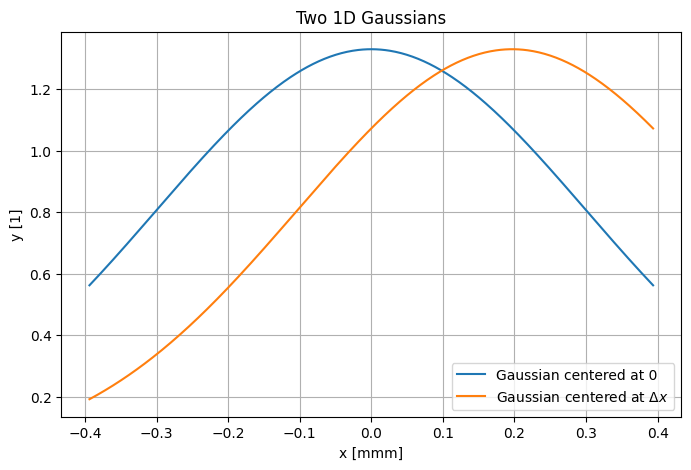
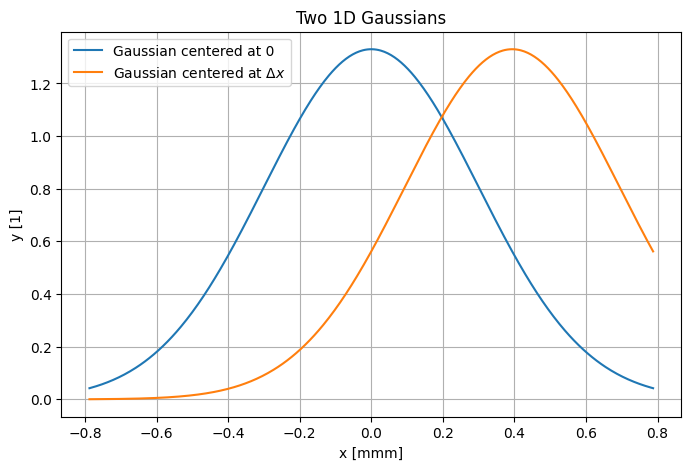
Code edit (unified diff) that turned the first committed figure into the second:
--- before
+++ after
@@ -49,6 +49,6 @@
 aperture_radius_source = 21.
 image_padding = 0.2
-grid_size = 256
-num_rays = 2**19#-use correct pls
+grid_size = 128
+num_rays = 2**18#-use correct pls
 #[1601,1601]
 from diffinytrace import utils
@@ -74,5 +74,5 @@
 plt.figure(figsize=(8, 5))
 plt.plot(x, gaussian1, label='Gaussian centered at 0')
-plt.plot(x, gaussian2, label=f'Gaussian centered at $\Delta x$')
+plt.plot(x, gaussian2, label=r'Gaussian centered at $\Delta x$')
 plt.title("Two 1D Gaussians")
 plt.xlabel("x [mmm]")
@@ -88,5 +88,5 @@
 #plt.imshow(final_smoother.desired_smooth_irradiance.cpu().detach().numpy()[::-1])
 #%%
-def make_run(subfolder_main,use_desired_irradiance_smoothing):
+def make_run(subfolder_main,use_desired_irradiance_smoothing,T_margin):
     create_folder(subfolder_main)
     subfolder = subfolder_main
@@ -102,5 +102,9 @@
                 num_refinements=num_refinements,
                 grid_size=grid_size,
-                theta_max_rad=theta_max_rad)
+                theta_max_rad=theta_max_rad,
+                T_margin=T_margin,
+                smoothed_num_integration_points=2**18,
+                smoothed_num_splits=10,
+                )
 
     results = create_lens(**kwargs)
@@ -111,13 +115,16 @@
 def run_all_methods():
 
+    gc.collect()
+    subfolder_main = results_folder_main+"/results_margin"
+    make_run(subfolder_main,use_desired_irradiance_smoothing = True,T_margin=1.1)
 
     gc.collect()
     subfolder_main = results_folder_main+"/results_classical"
-    make_run(subfolder_main,use_desired_irradiance_smoothing = False)
+    make_run(subfolder_main,use_desired_irradiance_smoothing = False,T_margin=None)
 
     gc.collect()
 
     subfolder_main = results_folder_main+"/results_desired_irr_smoothing"
-    make_run(subfolder_main,use_desired_irradiance_smoothing = True)
+    make_run(subfolder_main,use_desired_irradiance_smoothing = True,T_margin=None)
 
     gc.collect()

Commit: intermidiate go server